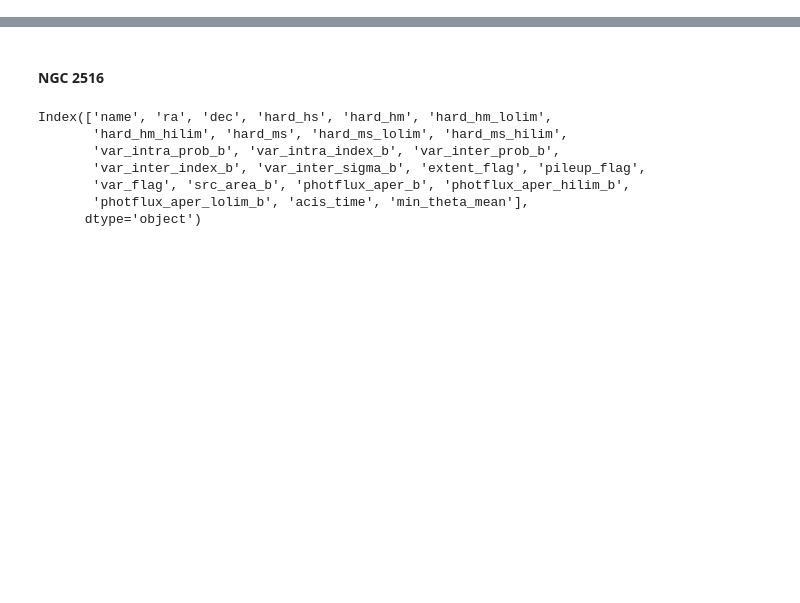
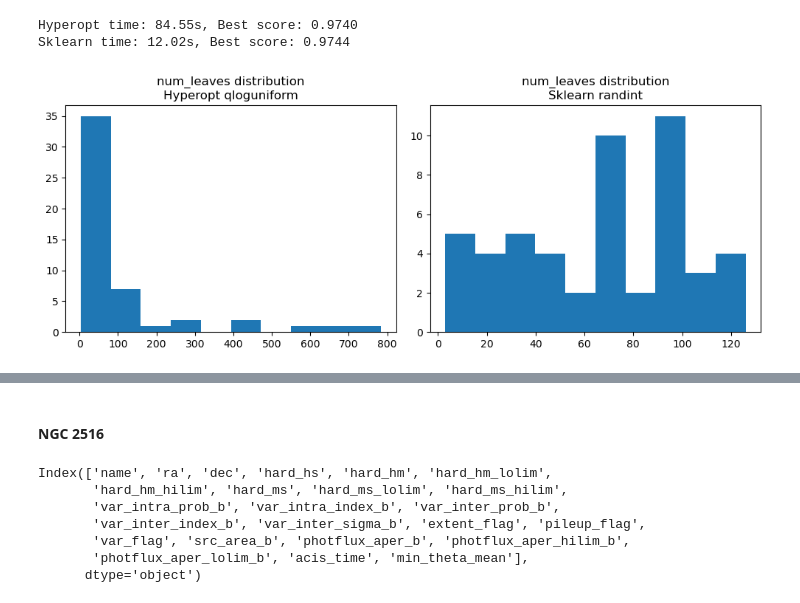
Before and after one commit to samuelperezdi/starsml, a Jupyter notebook: notebooks/analysis_probs.ipynb, the cells around one changed output, grey strips where cells are left out. Cells and saved outputs as stored; diff of their text form; code cells hidden in the pictures; blank space fills up the shorter version.

```diff
--- a/notebooks/analysis_probs.ipynb
+++ b/notebooks/analysis_probs.ipynb
@@ -1,3 +1,75 @@
+# %%
+import numpy as np
+from sklearn.datasets import make_classification
+from lightgbm import LGBMClassifier
+from sklearn.model_selection import RandomizedSearchCV
+from sklearn.model_selection import cross_val_score
+from hyperopt import fmin, tpe, hp, STATUS_OK, Trials, rand
+from scipy.stats import uniform, loguniform, randint
+import time
+import matplotlib.pyplot as plt
+
+# make simple dataset
+X, y = make_classification(n_samples=10000, n_features=20, random_state=42)
+
+# hyperopt setup
+def objective(params):
+    params['num_leaves'] = int(params['num_leaves'])
+    model = LGBMClassifier(**params)
+    score = cross_val_score(model, X, y, cv=5, scoring='roc_auc').mean()
+    return {'loss': -score, 'status': STATUS_OK}
+
+space_hyperopt = {
+    'num_leaves': hp.qloguniform('num_leaves', 1, 7, 1),
+    'learning_rate': hp.loguniform('learning_rate', -7, 0)
+}
+
+# sklearn setup
+space_sklearn = {
+    'num_leaves': randint(2, 128),
+    'learning_rate': loguniform(np.exp(-7), np.exp(0))
+}
+
+# run experiments
+n_trials = 50
+
+# hyperopt
+start = time.time()
+trials = Trials()
+best = fmin(objective, space_hyperopt, algo=tpe.suggest, max_evals=n_trials, trials=trials)
+time_hyperopt = time.time() - start
+scores_hyperopt = [-t['result']['loss'] for t in trials.trials]
+
+# sklearn
+start = time.time()
+search = RandomizedSearchCV(
+    LGBMClassifier(),
+    space_sklearn,
+    n_iter=n_trials,
+    cv=5,
+    scoring='roc_auc',
+    n_jobs=-1
+)
+search.fit(X, y)
+time_sklearn = time.time() - start
+scores_sklearn = search.cv_results_['mean_test_score']
+
+print(f"Hyperopt time: {time_hyperopt:.2f}s, Best score: {max(scores_hyperopt):.4f}")
+print(f"Sklearn time: {time_sklearn:.2f}s, Best score: {max(scores_sklearn):.4f}")
+
+# plot distributions of num_leaves sampled
+plt.figure(figsize=(10,4))
+plt.subplot(121)
+plt.hist([t['misc']['vals']['num_leaves'][0] for t in trials.trials])
+plt.title('num_leaves distribution\nHyperopt qloguniform')
+plt.subplot(122)
+plt.hist([p['num_leaves'] for p in search.cv_results_['params']])
+plt.title('num_leaves distribution\nSklearn randint')
+plt.tight_layout()
+# %% [output]
+Hyperopt time: 84.55s, Best score: 0.9740
+Sklearn time: 12.02s, Best score: 0.9744
+[figure, added]
 # %%
 import pandas as pd
 import numpy as np
```
Also changed, not shown: parts of 3 cells of this notebook, 3 other files.
